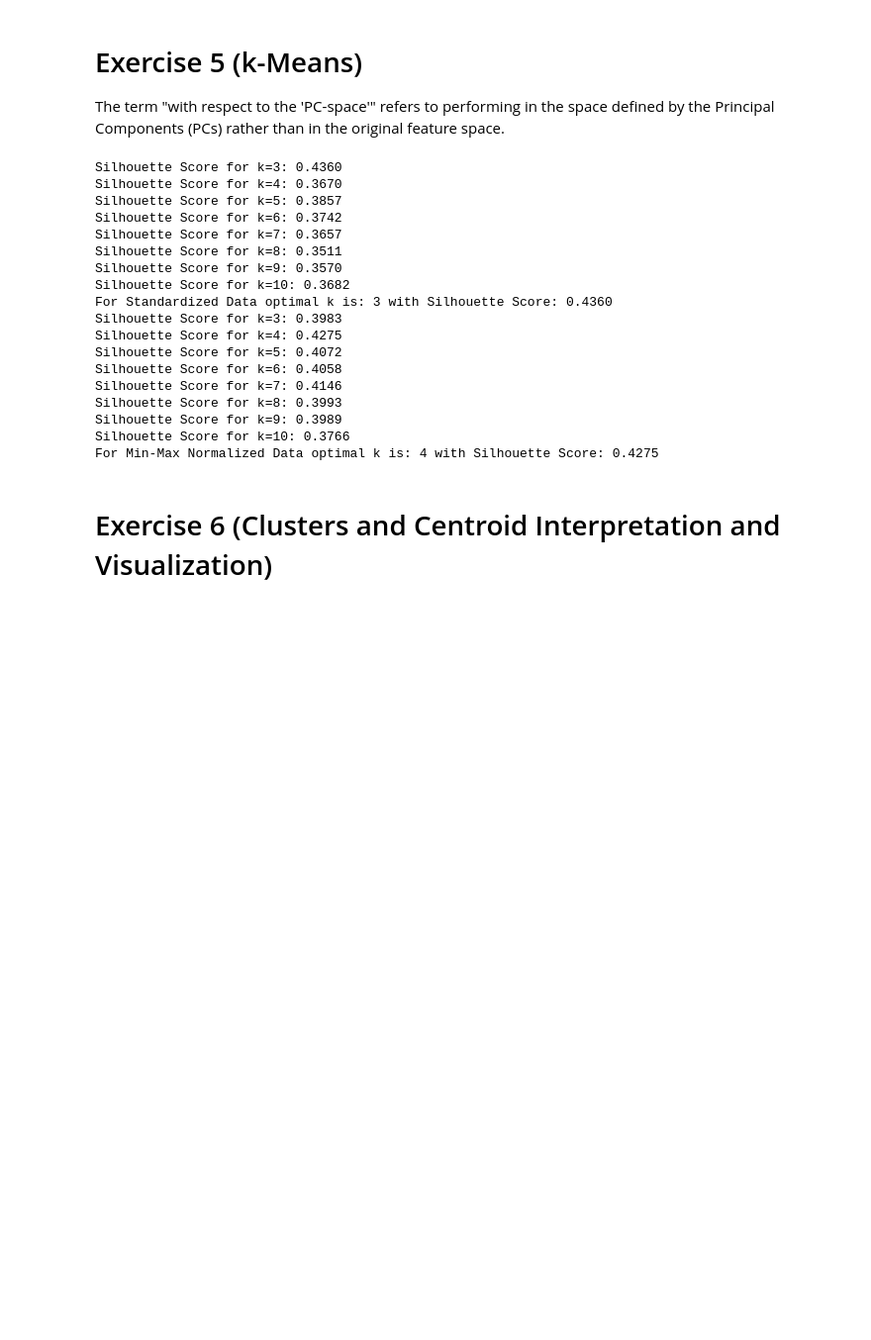
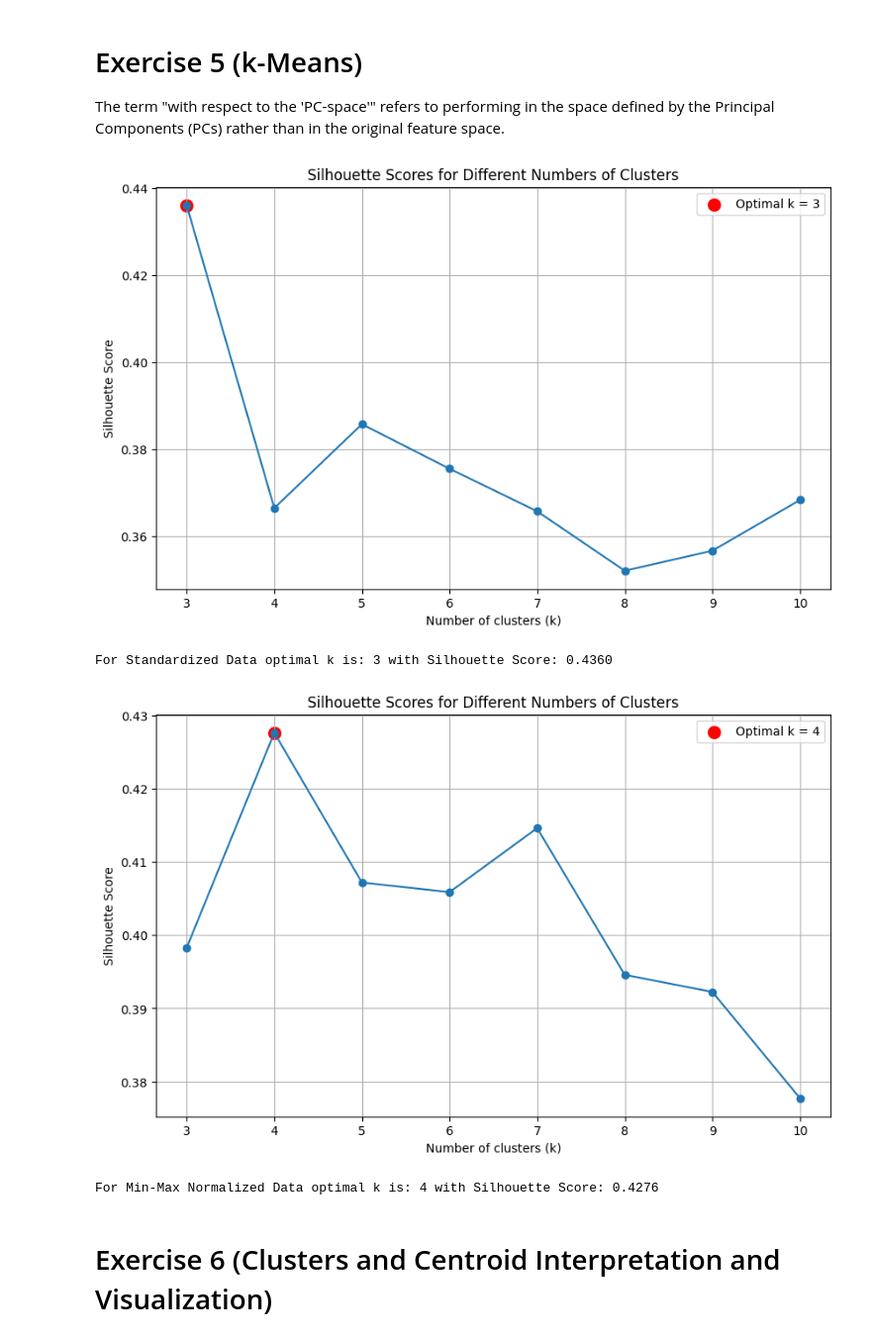
Before and after one commit to Sepehr-A/CLA_Project, a Jupyter notebook: PCA_HW/PCA_HW_NEW.ipynb, the cells around one changed output. Shown at 99% size. Saved outputs shown, nothing was run; the diff lists cells and outputs as text; code cells hidden in the pictures; blank space fills up the shorter version.

```diff
--- a/PCA_HW/PCA_HW_NEW.ipynb
+++ b/PCA_HW/PCA_HW_NEW.ipynb
@@ -530,52 +530,48 @@ plot_pca_scores(X_mm_pca, ['PC1 Name', 'PC2 Name'], 'PCA Score Plot - Min-Max No
 # Exercise 5 (k-Means)
 The term "with respect to the 'PC-space'" refers to performing in the space defined by the Principal Components (PCs) rather than in the original feature space.
 # %%
-from sklearn.cluster import KMeans
-from sklearn.metrics import silhouette_score
-
-
 def optimal_k_using_silhouette(pca_data, k_range=range(3, 11)):
     """
-   Find the optimal number of clusters (k) using the silhouette coefficient.
-   :param pca_data: Data transformed into PCA space
-   :param k_range: Range of k values to test
-   :return: Optimal k value and silhouette scores for optimal k
-   """
+    Find the optimal number of clusters (k) using the silhouette coefficient and plot the scores.
+    :param pca_data: Data transformed into PCA space
+    :param k_range: Range of k values to test
+    :return: Optimal k value and silhouette score for optimal k
+    """
     silhouette_scores = []
     for k in k_range:
-        kmeans = KMeans(n_clusters=k, random_state=42, n_init=10)
+        kmeans = KMeans(n_clusters=k, random_state=rs, n_init=10)
         cluster_labels = kmeans.fit_predict(pca_data)
         silhouette_avg = silhouette_score(pca_data, cluster_labels)
         silhouette_scores.append(silhouette_avg)
-        print(f"Silhouette Score for k={k}: {silhouette_avg:.4f}")
 
+    # Determine the optimal number of clusters
     optimal_k = k_range[np.argmax(silhouette_scores)]
-    return optimal_k, max(silhouette_scores)
+    optimal_score = max(silhouette_scores)
+
+    # Plotting the silhouette scores
+    plt.figure(figsize=(10, 6))
+    plt.plot(k_range, silhouette_scores, marker='o')
+    plt.scatter(optimal_k, optimal_score, color='red', s=100, label=f'Optimal k = {optimal_k}')
+    plt.xlabel('Number of clusters (k)')
+    plt.ylabel('Silhouette Score')
+    plt.title('Silhouette Scores for Different Numbers of Clusters')
+    plt.legend()
+    plt.grid(True)
+    plt.show()
+
+    return optimal_k, optimal_score
 
 
+# Example usage with your PCA-transformed data
 std_optimal_k, std_silhouette_score = optimal_k_using_silhouette(X_std_pca)
 print(f"For Standardized Data optimal k is: {std_optimal_k} with Silhouette Score: {std_silhouette_score:.4f}")
 
 mm_optimal_k, mm_silhouette_score = optimal_k_using_silhouette(X_mm_pca)
 print(f"For Min-Max Normalized Data optimal k is: {mm_optimal_k} with Silhouette Score: {mm_silhouette_score:.4f}")
 # %% [output]
+[figure, added]
-Silhouette Score for k=3: 0.4360
-Silhouette Score for k=4: 0.3670
-Silhouette Score for k=5: 0.3857
-Silhouette Score for k=6: 0.3742
-Silhouette Score for k=7: 0.3657
-Silhouette Score for k=8: 0.3511
-Silhouette Score for k=9: 0.3570
-Silhouette Score for k=10: 0.3682
 For Standardized Data optimal k is: 3 with Silhouette Score: 0.4360
-Silhouette Score for k=3: 0.3983
-Silhouette Score for k=4: 0.4275
-Silhouette Score for k=5: 0.4072
-Silhouette Score for k=6: 0.4058
-Silhouette Score for k=7: 0.4146
-Silhouette Score for k=8: 0.3993
-Silhouette Score for k=9: 0.3989
-Silhouette Score for k=10: 0.3766
-For Min-Max Normalized Data optimal k is: 4 with Silhouette Score: 0.4275
+[figure, added]
+For Min-Max Normalized Data optimal k is: 4 with Silhouette Score: 0.4276
 # %% [markdown]
 # Exercise 6 (Clusters and Centroid Interpretation and Visualization)
```
Also changed, not shown: parts of 23 cells of this notebook.
